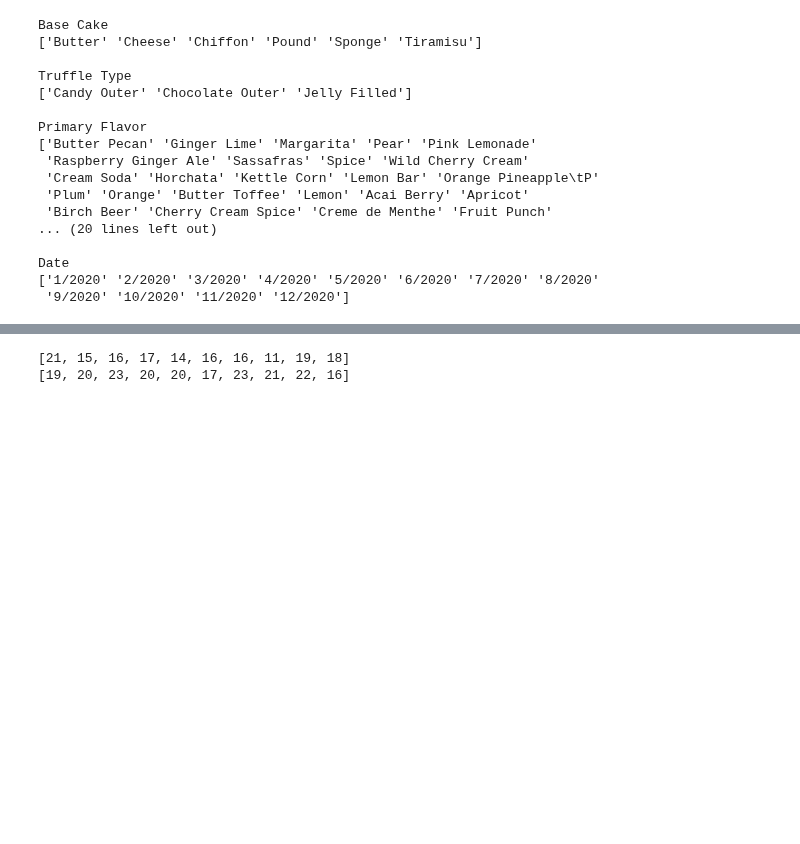
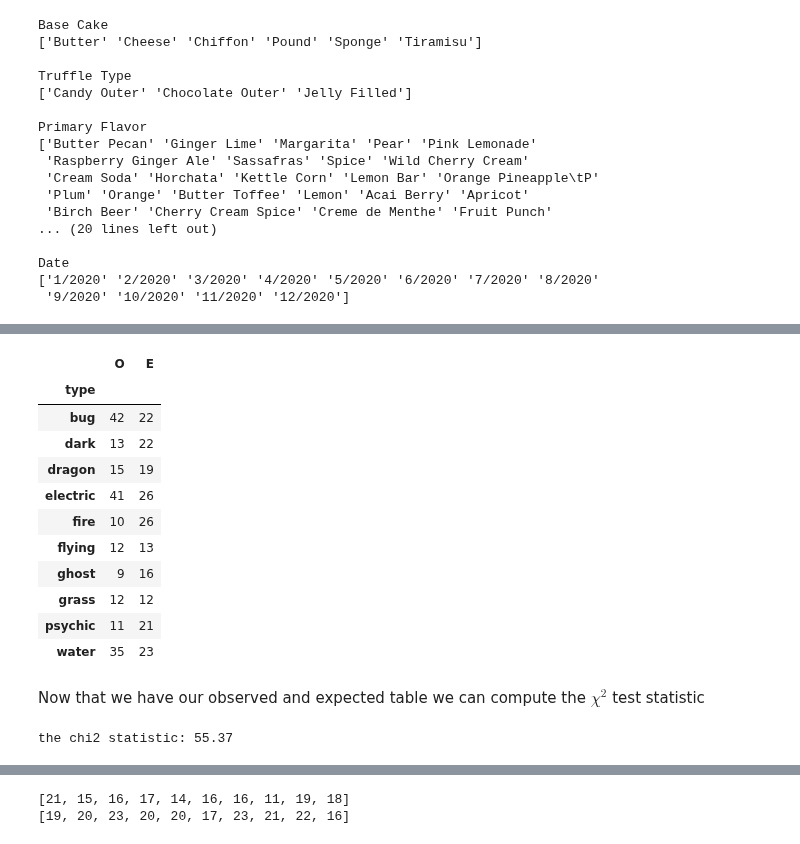
Before and after one commit to wesleybeckner/data_science_foundations, a Jupyter notebook: notebooks/S2_Inferential_Statistics.ipynb, the cells around one changed output, grey strips where cells are left out. Drawn from its saved outputs; the diff is of its cells as text; code cells hidden in the pictures; blank space fills up the shorter version.

```diff
--- a/notebooks/S2_Inferential_Statistics.ipynb
+++ b/notebooks/S2_Inferential_Statistics.ipynb
@@ -128,0 +163,8 @@ When do I use each of these? We will talk about this as we proceed through the e
+# %%
+random.seed(12)
+types = ['electric', 'psychic', 'dark', 'bug', 'dragon', 'fire',
+         'flying', 'ghost', 'grass', 'water']*1000
+without_rain = random.sample(types, k=200)
+types = ['electric', 'electric', 'electric', 'psychic', 'dark', 'bug', 'bug', 'bug', 'dragon', 'fire',
+         'flying', 'ghost', 'grass', 'water', 'water', 'water']*1000
+with_rain = random.sample(types, k=200)
@@ -128,0 +181,31 @@ When do I use each of these? We will talk about this as we proceed through the e
+# %%
+rain = pd.DataFrame(np.unique(np.array(with_rain),
+                       return_counts=True)).T
+rain.columns=['type', 'O']
+rain = rain.set_index('type')
+sun = pd.DataFrame(np.unique(np.array(without_rain),
+                       return_counts=True)).T
+sun.columns=['type', 'E']
+sun = sun.set_index('type')
+table = rain.join(sun)
+table
+# %% [output]
+|  | O | E |
+| type |  |  |
+| bug | 42 | 22 |
+| dark | 13 | 22 |
+| dragon | 15 | 19 |
+| electric | 41 | 26 |
+| fire | 10 | 26 |
+| flying | 12 | 13 |
+| ghost | 9 | 16 |
+| grass | 12 | 12 |
+| psychic | 11 | 21 |
+| water | 35 | 23 |
+# %% [markdown]
+Now that we have our observed and expected table we can compute the \\(\chi^2\\) test statistic
+# %%
+chi2 = ((table['O'] - table['E'])**2 / table['E']).sum()
+print(f"the chi2 statistic: {chi2:.2f}")
+# %% [output]
+the chi2 statistic: 55.37
```
Also changed, not shown: parts of 31 cells of this notebook, 37 other files.
